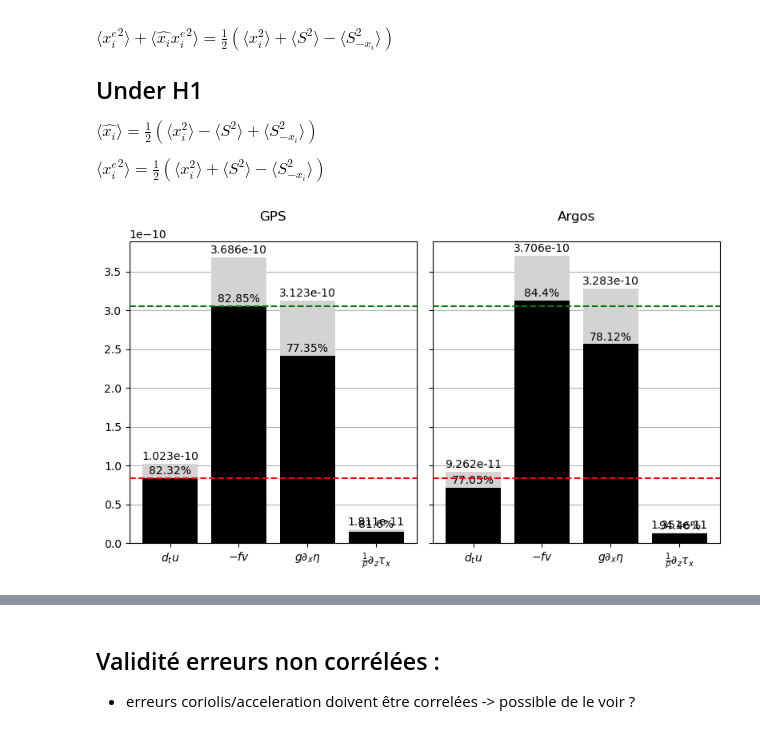
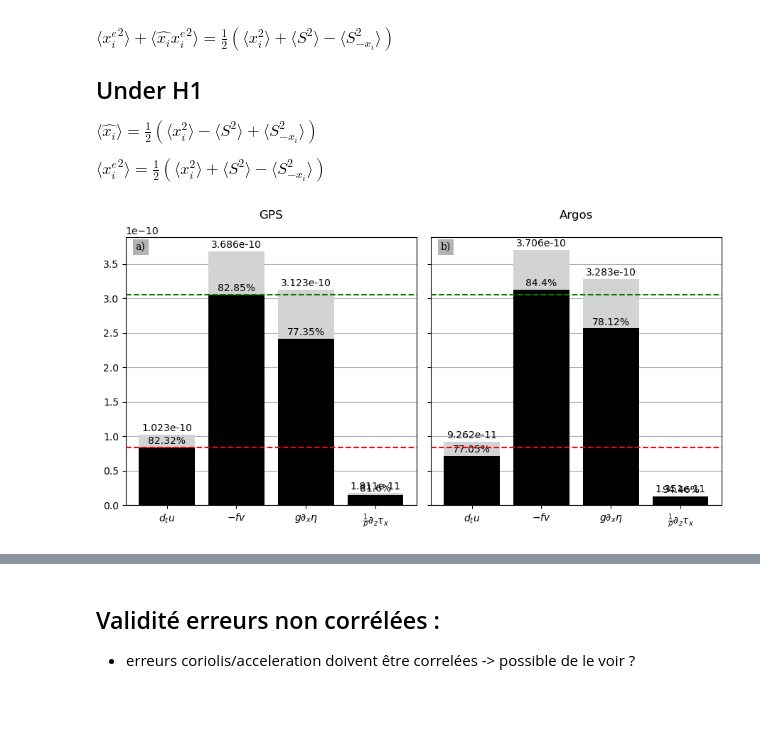
Before and after one commit to margot-demol/historical_analysis, a Jupyter notebook: 83_diag_gps_argos_ms_25_05.ipynb, the cells around one changed output, grey strips where cells are left out. Drawn from its saved outputs; the diff is of its cells as text; code cells hidden in the pictures; blank space fills up the shorter version.

```diff
--- a/83_diag_gps_argos_ms_25_05.ipynb
+++ b/83_diag_gps_argos_ms_25_05.ipynb
@@ -30,6 +31,12 @@ def global_ms_drifter_sat_year(dsms):
         if v != 'nb_coloc':
             ds[v].attrs=dsms[v].attrs
     return ds
+
+def put_fig_letter(ax, letter):
+    trans = mtransforms.ScaledTranslation(10/72, -5/72, fig.dpi_scale_trans)
+    ax.text(0.0, 1.0, letter+')', transform=ax.transAxes+trans,
+            fontsize='medium', verticalalignment='top', fontfamily='serif',
+            bbox=dict(facecolor='0.7', edgecolor='none', pad=3.0))
 # %% [markdown]
 # Datasets
 # %%
@@ -369,17 +376,20 @@ def plot_cor_uncor_part(ds, ax, title=None):
 # %%
 fig_title=1
 fig, axs = plt.subplots(nrows=1,ncols=2,
                             sharey='all',
-                            figsize=(8,6))
+                            figsize=(9,6))
 plot_cor_uncor_part(dsmsg.sel(id_comb=id_co), ax=axs[0], title ='GPS')
 plot_cor_uncor_part(dsmsa.sel(id_comb=id_co), ax=axs[1], title ='Argos')
 axs[0].axhline(dsmsg.true_acc.sel(id_comb=id_co), ls='--', color='r', zorder=3)
 axs[1].axhline(dsmsg.true_acc.sel(id_comb=id_co), ls='--', color='r', zorder=3)
 axs[0].axhline(dsmsg.true_coriolis.sel(id_comb=id_co), ls='--', color='g', zorder=3)
 axs[1].axhline(dsmsg.true_coriolis.sel(id_comb=id_co), ls='--', color='g', zorder=3)
+
+put_fig_letter(axs[0], 'a')
+put_fig_letter(axs[1], 'b')
 #fig.legend(handles, labels_, ncol=3,loc='lower center')#, bbox_to_anchor=(1,         0.5))#bbox_transform=fig.transFigure,
 fig.tight_layout(rect=[0,0.2,1,1])#left, bottom, right, top (default is 0,0,1,1)
 # %% [output]
-[figure, old version]
+[figure, new version]
 # %%
 dsmsa.true_acc - dsmsg.true_acc
```
Also changed, not shown: parts of 6 cells of this notebook, 9 other files.
